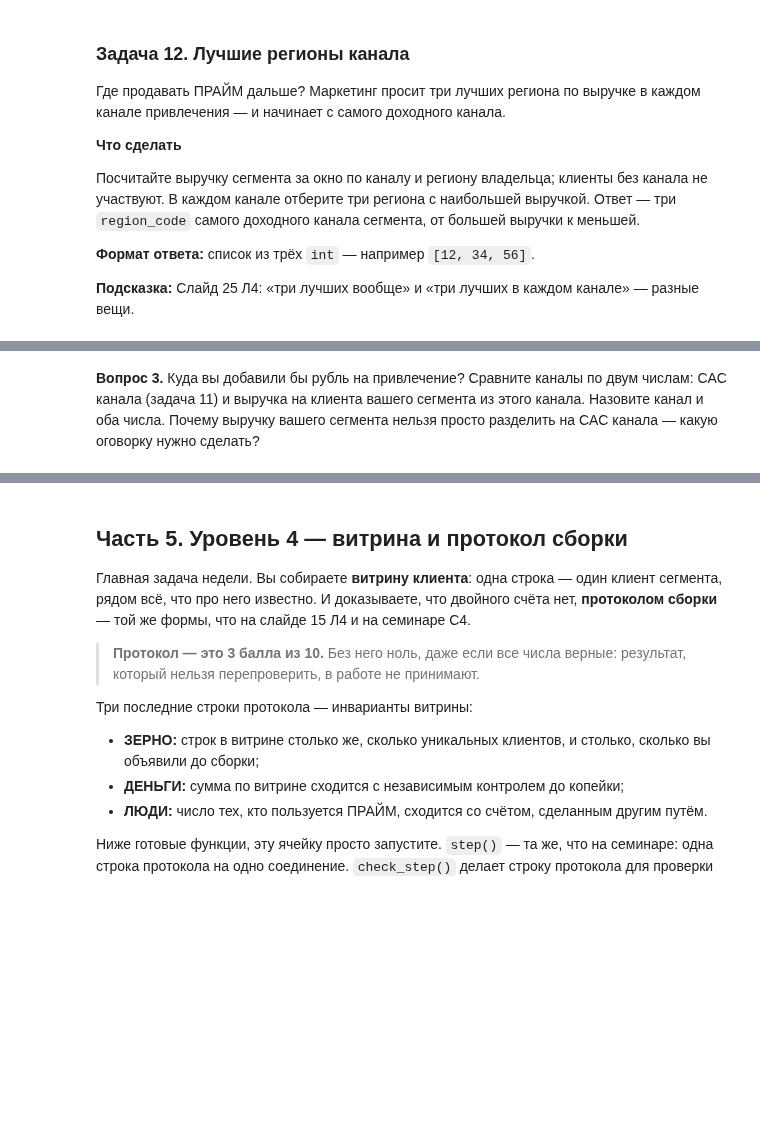
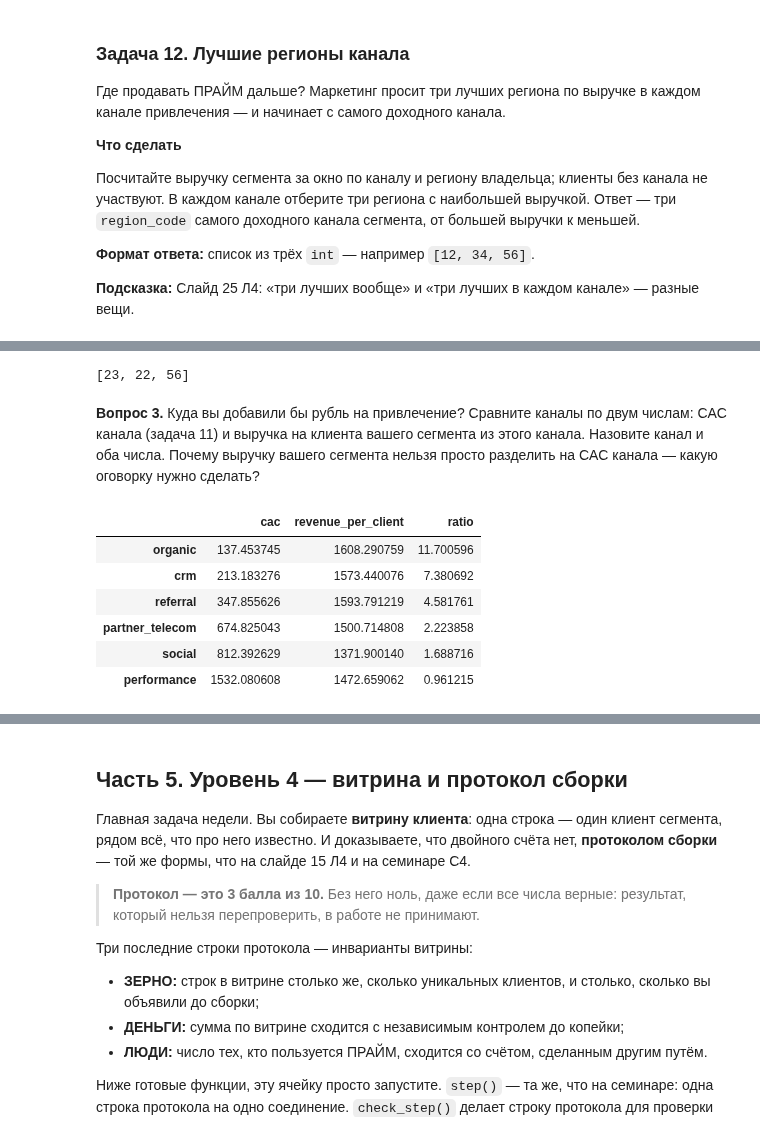
Before and after one commit to iefremenkov/badsf_prime_monitor_efremenkov, a Jupyter notebook: notebooks/hw2.ipynb, the cells around one changed output, grey strips where cells are left out. Saved outputs shown, nothing was run; the diff lists cells and outputs as text; code cells hidden in the pictures; blank space fills up the shorter version.

```diff
--- a/notebooks/hw2.ipynb
+++ b/notebooks/hw2.ipynb
@@ -429,7 +502,7 @@ per_client = (success
 per_client = per_client[per_client["acquisition_channel"].notna()]   # только известные каналы
 
 # Рядом с каждым клиентом — среднее paid по его каналу. Строк остаётся столько же.
-per_client["channel_avg"] = ЗАПОЛНИТЕ
+per_client["channel_avg"] = per_client.groupby("acquisition_channel")["paid"].transform("mean")
 
 above = (per_client["paid"] > per_client["channel_avg"]).sum()
 print("платящих клиентов с известным каналом:", len(per_client))
@@ -531,5 +727,31 @@ CAC — сколько стоило привести одного клиента
 # Задача 11. CAC по каналу и месяцу, затем средний CAC клиентов сегмента.
 # Ответ — [средний CAC (float до 2 знаков), клиентов без CAC (int)].
 
-answer_11 = None
-answer_11
+spend_monthly = spend.copy()
+spend_monthly["month"] = pd.to_datetime(spend_monthly["spend_date"]).dt.strftime("%Y-%m")
+spend_monthly = spend_monthly.groupby(["channel", "month"], as_index=False).agg(spend=("amount", "sum"))
+
+reg_monthly = registrations.copy()
+reg_monthly["month"] = pd.to_datetime(reg_monthly["reg_date"]).dt.strftime("%Y-%m")
+reg_monthly = reg_monthly.groupby(["channel", "month"], as_index=False).agg(n_clients=("n_clients", "sum"))
+
+cac = spend_monthly.merge(reg_monthly, on=["channel", "month"], how="inner", validate="1:1")
+#беру только полные месяцы
+cac = cac[(cac["month"] >= "2025-02") & (cac["month"] <= "2026-07")]
+cac["cac"] = cac["spend"] / cac["n_clients"]
+
+# Каждому клиенту сегмента — CAC его канала в месяц его регистрации.
+clients2 = clients.copy()
+clients2["month"] = pd.to_datetime(clients2["registered_at"]).dt.strftime("%Y-%m")
+
+clients_cac = clients2.merge(
+    cac[["channel", "month", "cac"]],
+    left_on=["acquisition_channel", "month"], right_on=["channel", "month"],
+    how="left", validate="m:1",
+)
+
+# Считаю средний CAC среди тех, у кого он определён, и число клиентов без CAC
+mean_cac = clients_cac["cac"].mean()
+no_cac = int(clients_cac["cac"].isna().sum())
+
+print("клиентов с CAC:", clients_cac["cac"].notna().sum(), " без CAC:", no_cac)
@@ -554,5 +809,31 @@ answer_12
+# %%
+answer_12 = [int(x) for x in top_regions["region_code"]]
+answer_12
+# %% [output]
+[23, 22, 56]
 # %% [markdown]
 **Вопрос 3.** Куда вы добавили бы рубль на привлечение? Сравните каналы по двум числам: CAC канала (задача 11) и выручка на клиента вашего сегмента из этого канала. Назовите канал и оба числа. Почему выручку вашего сегмента нельзя просто разделить на CAC канала — какую оговорку нужно сделать?
 # %%
 # Числа для ответа на вопрос 3 считайте здесь — по загруженным таблицам.
 # Ячейка тоже выполняется на контрольном сегменте: id и числа руками не вписывайте.
+# CAC по каналу в среднем за полные месяцы (суммарные расходы / суммарные регистрации по каналу)
+cac_by_channel = cac.groupby("channel").apply(lambda d: d["spend"].sum() / d["n_clients"].sum())
+
+# Выручка на клиента сегмента по каналу
+revenue_per_client_by_channel = per_client.groupby("acquisition_channel")["paid"].mean()
+
+comparison = pd.DataFrame({
+    "cac": cac_by_channel,
+    "revenue_per_client": revenue_per_client_by_channel,
+}).dropna()
+comparison["ratio"] = comparison["revenue_per_client"] / comparison["cac"]
+
+comparison.sort_values("ratio", ascending=False)
+# %% [output]
+|  | cac | revenue_per_client | ratio |
+| organic | 137.453745 | 1608.290759 | 11.700596 |
+| crm | 213.183276 | 1573.440076 | 7.380692 |
+| referral | 347.855626 | 1593.791219 | 4.581761 |
+| partner_telecom | 674.825043 | 1500.714808 | 2.223858 |
+| social | 812.392629 | 1371.900140 | 1.688716 |
+| performance | 1532.080608 | 1472.659062 | 0.961215 |
```
Also changed, not shown: parts of 36 cells of this notebook, 2 other files.
